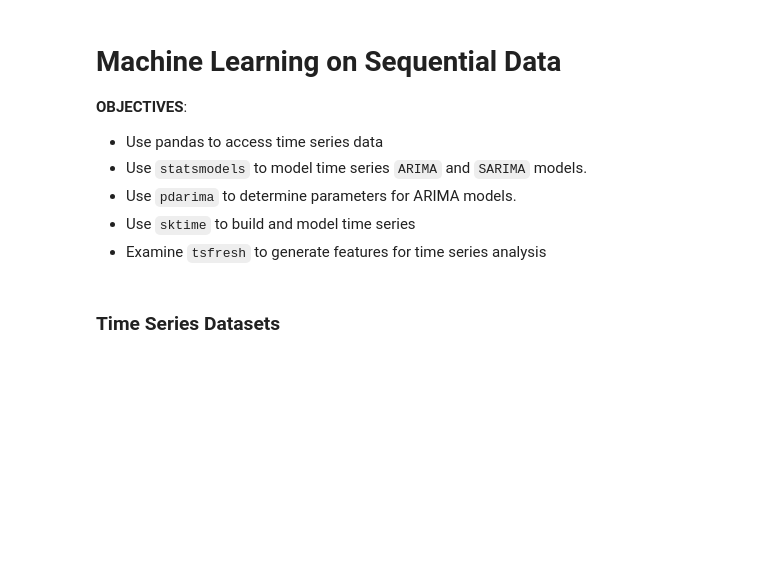
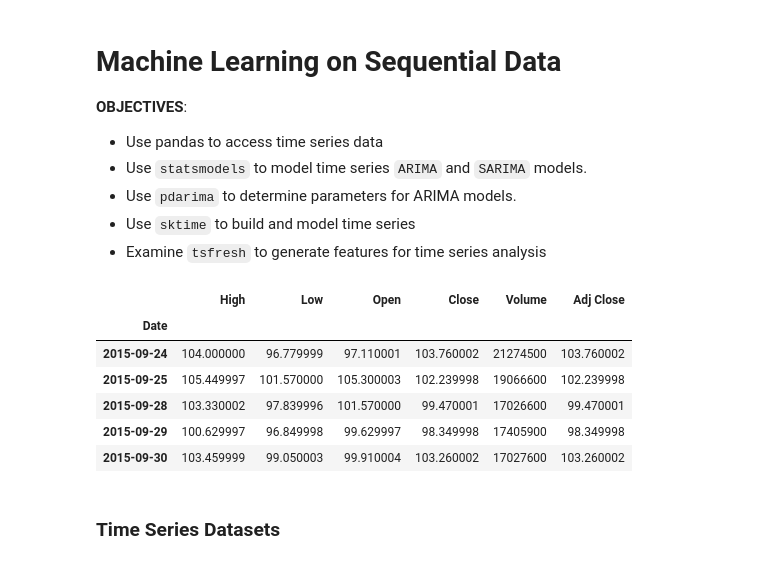
Before and after one commit to jfkoehler/aml_07-20, a Jupyter notebook: jacob_office_hours/sequential_data.ipynb, the cells around one changed output. Saved outputs shown, nothing was run; the diff lists cells and outputs as text; code cells hidden in the pictures; blank space fills up the shorter version.

```diff
--- a/jacob_office_hours/sequential_data.ipynb
+++ b/jacob_office_hours/sequential_data.ipynb
@@ -13,3 +15,13 @@
+# %%
+pdr.get_data_yahoo('NFLX').head()
+# %% [output]
+|  | High | Low | Open | Close | Volume | Adj Close |
+| Date |  |  |  |  |  |  |
+| 2015-09-24 | 104.000000 | 96.779999 | 97.110001 | 103.760002 | 21274500 | 103.760002 |
+| 2015-09-25 | 105.449997 | 101.570000 | 105.300003 | 102.239998 | 19066600 | 102.239998 |
+| 2015-09-28 | 103.330002 | 97.839996 | 101.570000 | 99.470001 | 17026600 | 99.470001 |
+| 2015-09-29 | 100.629997 | 96.849998 | 99.629997 | 98.349998 | 17405900 | 98.349998 |
+| 2015-09-30 | 103.459999 | 99.050003 | 99.910004 | 103.260002 | 17027600 | 103.260002 |
 # %%
 import matplotlib.pyplot as plt
 import seaborn as sns
```
Also changed, not shown: parts of 1 cell of this notebook, 6 other files.
